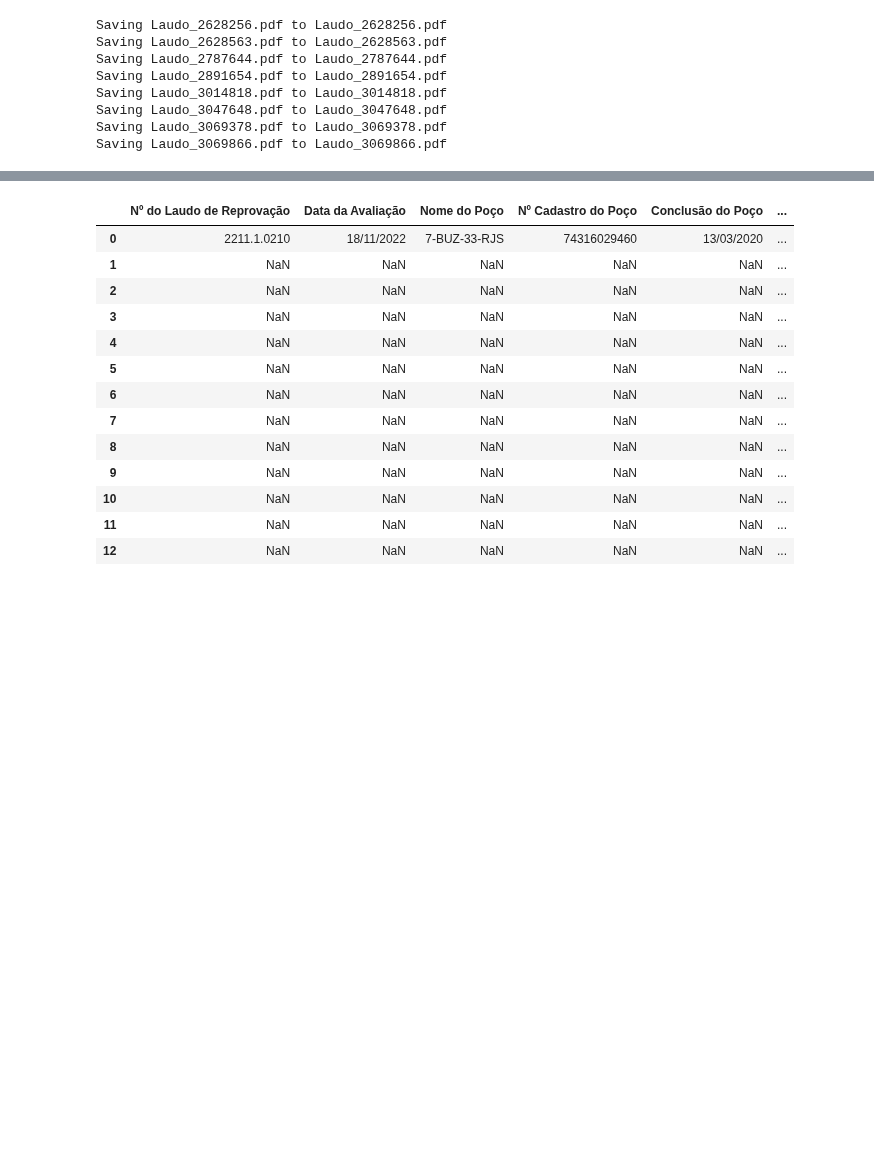
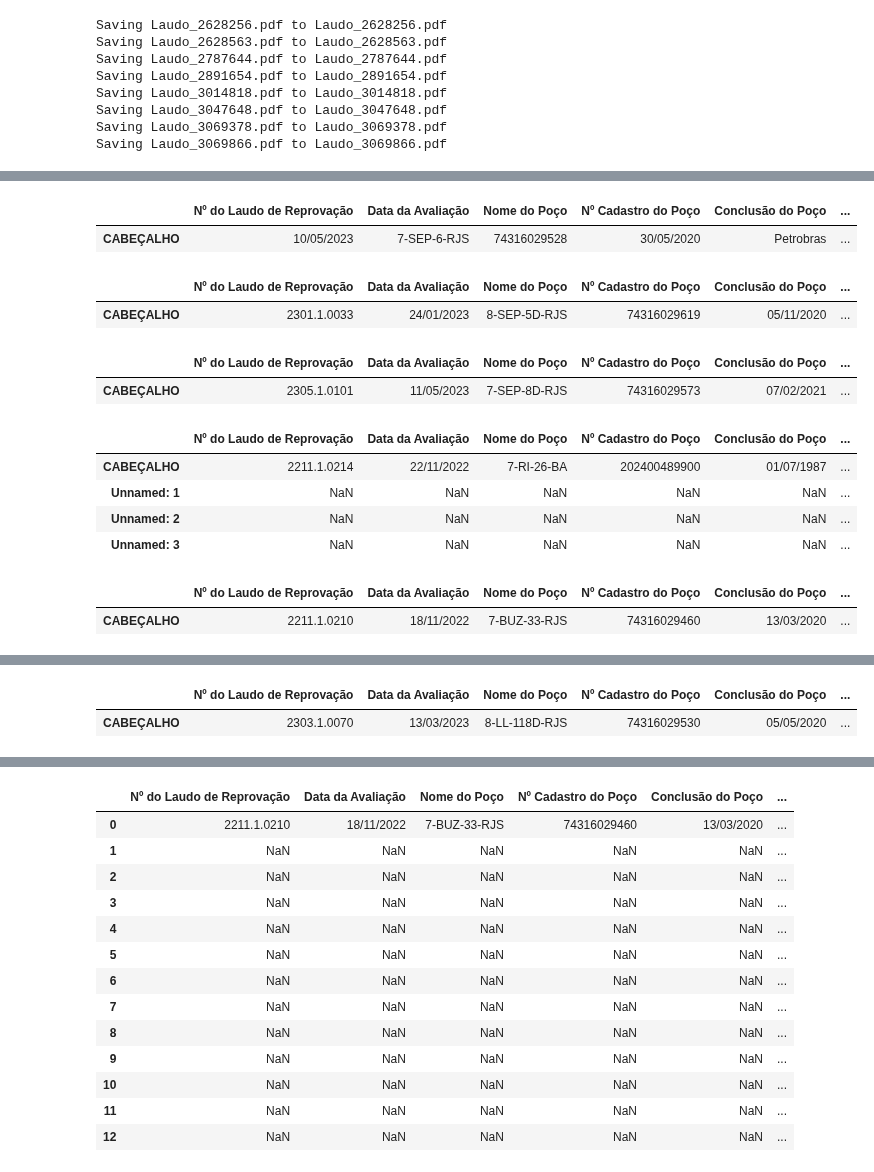
Before and after one commit to fabiobasson/my-frirst-repo, a Jupyter notebook: oficios_qualidade_19062023.ipynb, the cells around one changed output, grey strips where cells are left out. Drawn from its saved outputs; the diff is of its cells as text; code cells hidden in the pictures; blank space fills up the shorter version.

```diff
--- a/oficios_qualidade_19062023.ipynb
+++ b/oficios_qualidade_19062023.ipynb
@@ -65,9 +82,0 @@ Requirement already satisfied: pycparser in /usr/local/lib/python3.10/dist-packa
-# %%
-import re
-import os
-# Caminho da pasta
-path = r'/content/laudo/'
-# Percorrer somente pelos arquivos .pdf
-for file in os.listdir(path):
-  if re.search('pdf', file):
-        print(file)
@@ -131,3 +133,30 @@ posicao: 4 e valor:/content/laudo/Laudo_2628563.pdf
 11
 12
 13
+# %%
+# Set path to the folder containing CSV/PDF files
+path = '/content/laudo/*.pdf'
+
+# Use glob to get a list of all CSV/PDF files in the folder
+files2 = glob.glob(path)
+for file in files2:
+    with open(file, 'rb') as txt:
+
+        # Extraindo texto do documento com a biblioteca Extract_text
+        texto  = extract_text(file, 'rb')
+
+        # Criando Dataframe após extração das tabelas do arquivo .pdf
+        texto = pd.read_fwf(io.StringIO(texto))
+        texto = texto[16:22]
+
+        # Iniciando o ETL da extração do texto
+
+        # remover linhas e colunas desnecessárias a extração das informações
+
+        # Renomear colunas para o padrão do documento
+        texto.rename(columns = {'Agencia Nacional de Petróleo, Gás Natura e Biocombustíveis':' CABEÇALHO'}, inplace = True)
+        texto = texto.T
+        texto.rename(columns = {16:'Nº do Laudo de Reprovação', 17:'Data da Avaliação',18:'Nome do Poço',19:'Nº Cadastro do Poço',20:'Conclusão do Poço',21:'Empresa Operadora'}, inplace = True)
+
+        display(texto)
+# %% [output]
@@ -133,0 +165,13 @@ posicao: 4 e valor:/content/laudo/Laudo_2628563.pdf
+|  | Nº do Laudo de Reprovação | Data da Avaliação | Nome do Poço | Nº Cadastro do Poço | Conclusão do Poço | ... |
+| CABEÇALHO | 10/05/2023 | 7-SEP-6-RJS | 74316029528 | 30/05/2020 | Petrobras | ... |
+|  | Nº do Laudo de Reprovação | Data da Avaliação | Nome do Poço | Nº Cadastro do Poço | Conclusão do Poço | ... |
+| CABEÇALHO | 2301.1.0033 | 24/01/2023 | 8-SEP-5D-RJS | 74316029619 | 05/11/2020 | ... |
+|  | Nº do Laudo de Reprovação | Data da Avaliação | Nome do Poço | Nº Cadastro do Poço | Conclusão do Poço | ... |
+| CABEÇALHO | 2305.1.0101 | 11/05/2023 | 7-SEP-8D-RJS | 74316029573 | 07/02/2021 | ... |
+|  | Nº do Laudo de Reprovação | Data da Avaliação | Nome do Poço | Nº Cadastro do Poço | Conclusão do Poço | ... |
+| CABEÇALHO | 2211.1.0214 | 22/11/2022 | 7-RI-26-BA | 202400489900 | 01/07/1987 | ... |
+| Unnamed: 1 | NaN | NaN | NaN | NaN | NaN | ... |
+| Unnamed: 2 | NaN | NaN | NaN | NaN | NaN | ... |
+| Unnamed: 3 | NaN | NaN | NaN | NaN | NaN | ... |
+|  | Nº do Laudo de Reprovação | Data da Avaliação | Nome do Poço | Nº Cadastro do Poço | Conclusão do Poço | ... |
+| CABEÇALHO | 2211.1.0210 | 18/11/2022 | 7-BUZ-33-RJS | 74316029460 | 13/03/2020 | ... |
@@ -134,3 +180,5 @@ posicao: 4 e valor:/content/laudo/Laudo_2628563.pdf
+|  | Nº do Laudo de Reprovação | Data da Avaliação | Nome do Poço | Nº Cadastro do Poço | Conclusão do Poço | ... |
+| CABEÇALHO | 2303.1.0070 | 13/03/2023 | 8-LL-118D-RJS | 74316029530 | 05/05/2020 | ... |
 # %%
 # Lendo documento .pdf e extraindo as tabela com a biblioteca Camelot
 
```
Also changed, not shown: parts of 8 cells of this notebook.
